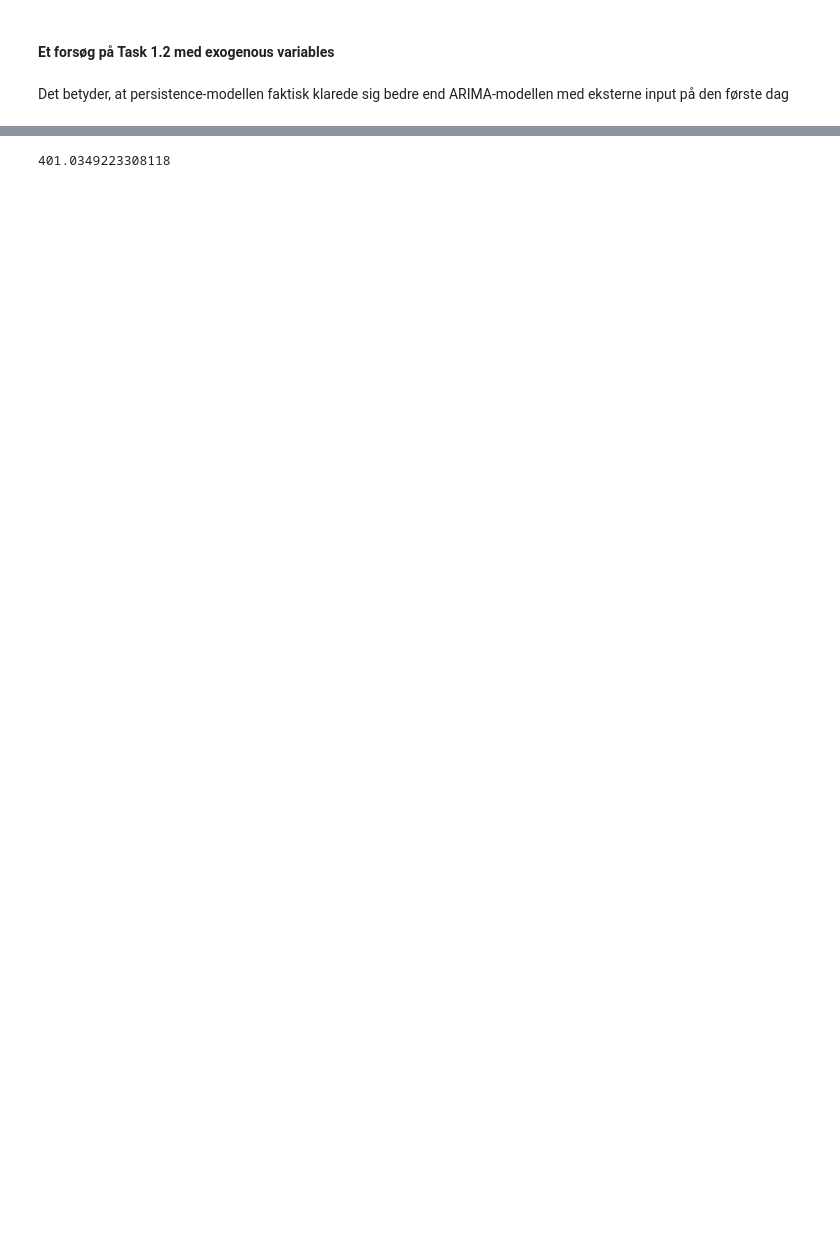
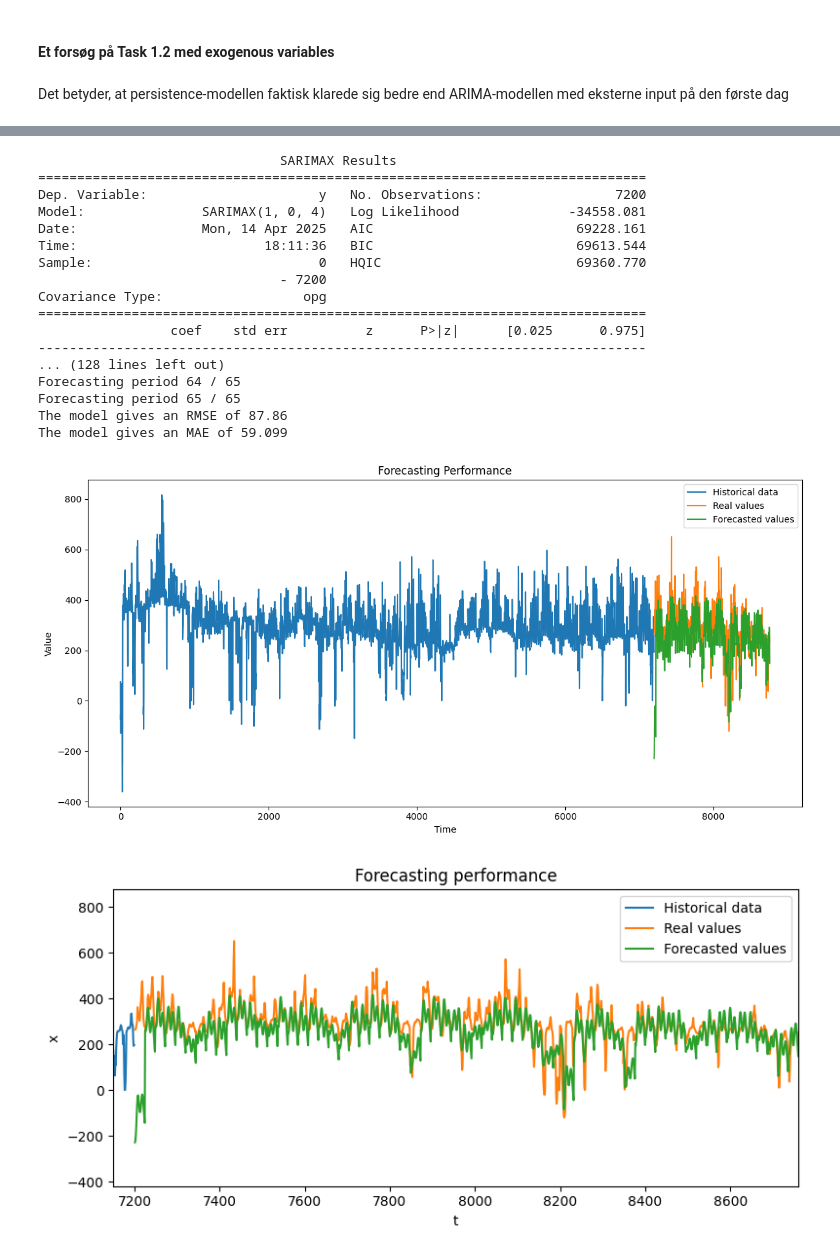
Before and after one commit to MortenHay/EnergyAnalytics, a Jupyter notebook: Assignment2/Aflevering-2.ipynb, the cells around one changed output, grey strips where cells are left out. Drawn from its saved outputs; the diff is of its cells as text; code cells hidden in the pictures; blank space fills up the shorter version.

```diff
--- a/Assignment2/Aflevering-2.ipynb
+++ b/Assignment2/Aflevering-2.ipynb
@@ -440,49 +532,51 @@ plt.show()
 # %%
-file_PE = os.path.join(os.getcwd(), 'Elspotprices2nd.csv')
-df_prices = pd.read_csv(file_PE)
-df_prices["HourUTC"] = pd.to_datetime(df_prices["HourUTC"])
-
-file_P = os.path.join(os.getcwd(), 'ProdConData.csv')
-df_data = pd.read_csv(file_P)
-df_data["HourUTC"] = pd.to_datetime(df_data["HourUTC"])
-
-# Merge datasets
-merged_df = pd.merge(df_prices, df_data, on="HourUTC").dropna()
-
 # We have chosen the exogenous variables based on a correlation heat map that showed high correlation with spotprices
 # The 3 highest correlated variables where all wind related and because they also correlates a lot with eachother we
 # chose these 3 which could give more diverse information
-Exovariables = ['OnshoreWindGe50kW_MWh', 'CentralPowerMWh', 'PowerToHeatMWh']
+Exovariables = ['OnshoreWindGe50kW_MWh']#, 'CentralPowerMWh', 'PowerToHeatMWh']
 
 #Even though using the 3 most correlated variables gives us a smaller RMS value:
 Exovariables_wind = ['OnshoreWindGe50kW_MWh', 'OffshoreWindLt100MW_MWh', 'OnshoreWindLt50kW_MWh']
 
 
 # Define input/output
-X_full = merged_df[Exovariables]
-y_full = merged_df["SpotPriceDKK"]
+Xs = df_data[Exovariables]
 
-# Define train/test split based on time
+""" # Define train/test split based on time
 train_mask = (merged_df["HourUTC"] >= "2023-01-01") & (merged_df["HourUTC"] <= "2023-08-31")
 test_mask = (merged_df["HourUTC"] >= "2023-09-01") & (merged_df["HourUTC"] <= "2023-09-30")
 
 X_train = X_full[train_mask.values]
 X_test = X_full[test_mask.values]
 y_train = y_full[train_mask.values]
-y_test = y_full[test_mask.values]
+y_test = y_full[test_mask.values] """
+
+X_train, X_test = model_selection.train_test_split(Xs, train_size=len(train))
 
 # Add time index as a trend variable
-X_train_ar = np.column_stack([np.arange(len(X_train)), X_train])
-X_test_ar = np.column_stack([np.arange(len(X_train), len(X_train) + len(X_test)), X_test])
+X_train_ar = np.column_stack([np.arange(1,len(X_train)+1), X_train])
 
 # Define and fit AutoARIMA pipeline
-pipe = Create_Fourier_Pipe(X_train_ar, m=24*7, k=24)
-
-# Forecast full test period
-y_pred = pipe.predict(n_periods=len(X_test_ar), X=X_test_ar)
-
-# Calculate RMSE
-rmse_autoarima = np.sqrt(mean_squared_error(y_test, y_pred))
-rmse_autoarima
+pipe = Create_Fourier_Pipe(train, m=24*7, k=24,X_train=X_train_ar)
+result = Forecaster(test, pipe,24,X_test=X_test)
+Plotting(train, test, result)
 # %% [output]
-401.0349223308118
+                               SARIMAX Results
+==============================================================================
+Dep. Variable:                      y   No. Observations:                 7200
+Model:               SARIMAX(1, 0, 4)   Log Likelihood              -34558.081
+Date:                Mon, 14 Apr 2025   AIC                          69228.161
+Time:                        18:11:36   BIC                          69613.544
+Sample:                             0   HQIC                         69360.770
+                               - 7200
+Covariance Type:                  opg
+==============================================================================
+                 coef    std err          z      P>|z|      [0.025      0.975]
+------------------------------------------------------------------------------
+... (128 lines left out)
+Forecasting period 64 / 65
+Forecasting period 65 / 65
+The model gives an RMSE of 87.86
+The model gives an MAE of 59.099
+[figure, added]
+[figure, added]
```
Also changed, not shown: parts of 14 cells of this notebook.
